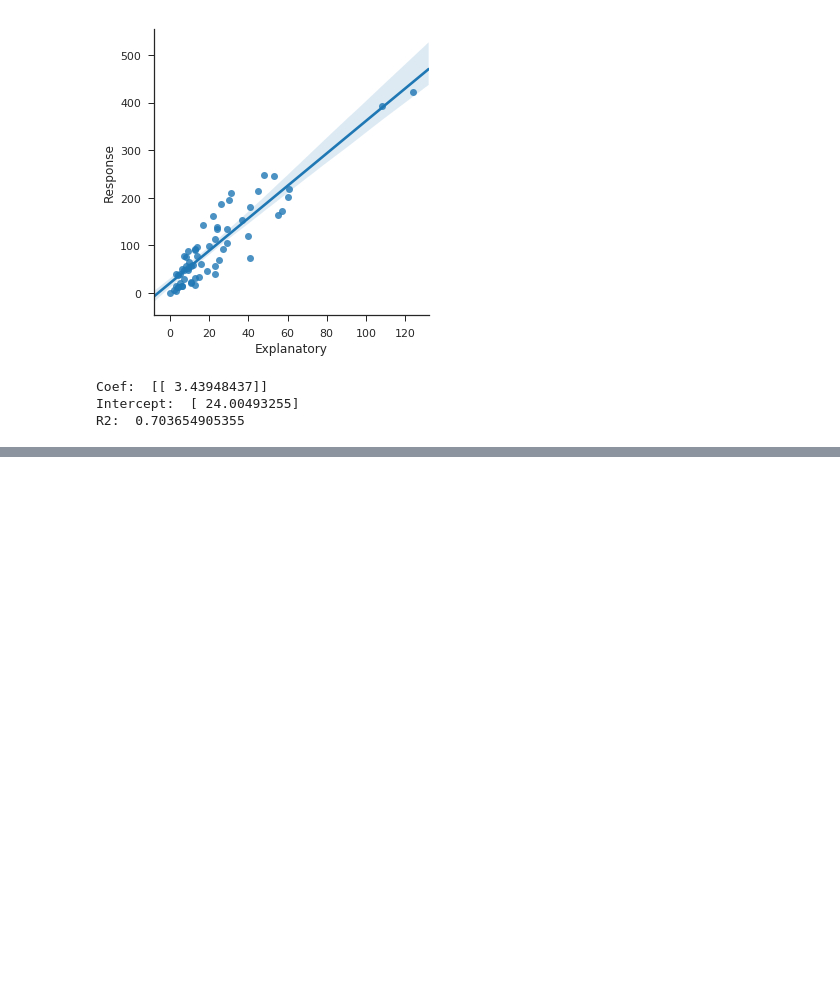
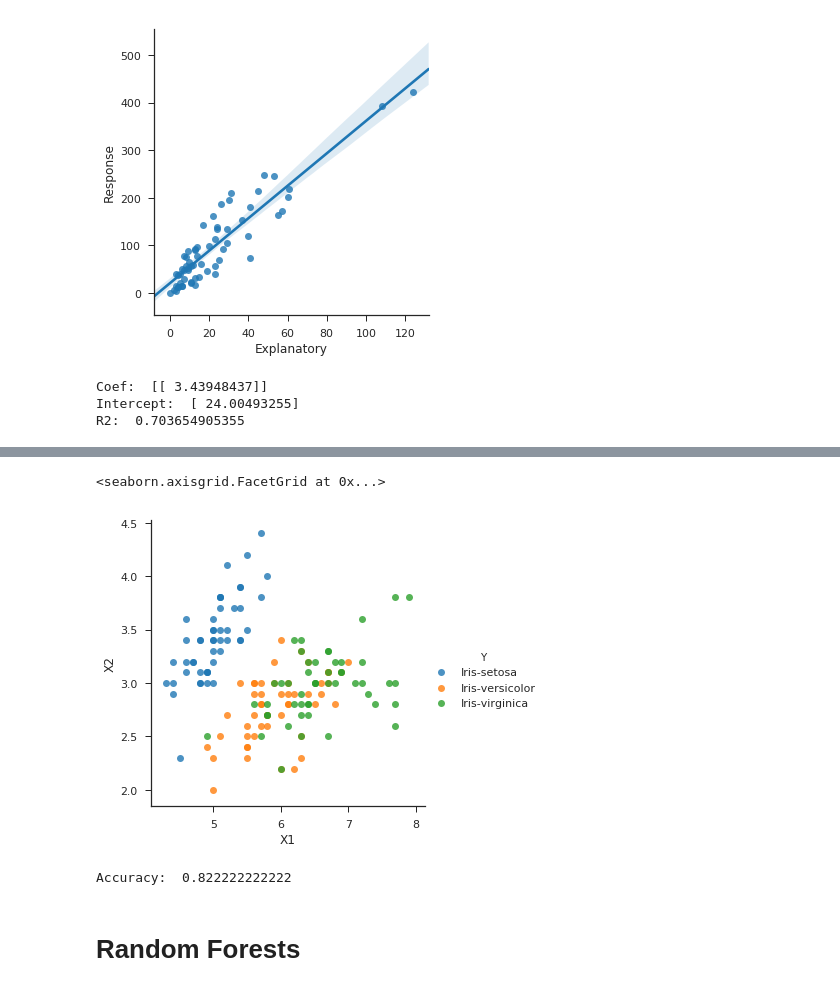
Before and after one commit to MaximePawlakFr/HitchHikers-Guide-Machine-Learning, a Jupyter notebook: My HitchHiker Guide to Machine Learning in Python.ipynb, the cells around one changed output, grey strips where cells are left out. Saved outputs shown, nothing was run; the diff lists cells and outputs as text; code cells hidden in the pictures; blank space fills up the shorter version.

```diff
--- a/My HitchHiker Guide to Machine Learning in Python.ipynb
+++ b/My HitchHiker Guide to Machine Learning in Python.ipynb
@@ -50,0 +163,6 @@ R2:  0.703654905355
+# %%
+from sklearn.neighbors import KNeighborsClassifier
+df = pd.read_csv("iris_df.csv")
+df.columns = (["X1", "X2", "X3", "X4", "Y"])
+df = df.drop(["X3", "X4"],1)
+df.head()
@@ -50,0 +176,18 @@ R2:  0.703654905355
+# %%
+sns.lmplot("X1", "X2", scatter=True, fit_reg=False, data=df, hue="Y")
+# %% [output]
+<seaborn.axisgrid.FacetGrid at 0x...>
+[figure, added]
+# %%
+from sklearn.cross_validation import train_test_split
+neighbors = KNeighborsClassifier(n_neighbors=5)
+X = df.values[:,0:2]
+Y = df.values[:, 2]
+trainX, testX, trainY, testY = train_test_split(X, Y, test_size=0.3)
+neighbors.fit(trainX, trainY)
+
+print("Accuracy: ", neighbors.score(testX, testY))
+# %% [output]
+Accuracy:  0.822222222222
+# %% [markdown]
+# Random Forests
```
Also changed, not shown: parts of 23 cells of this notebook.
